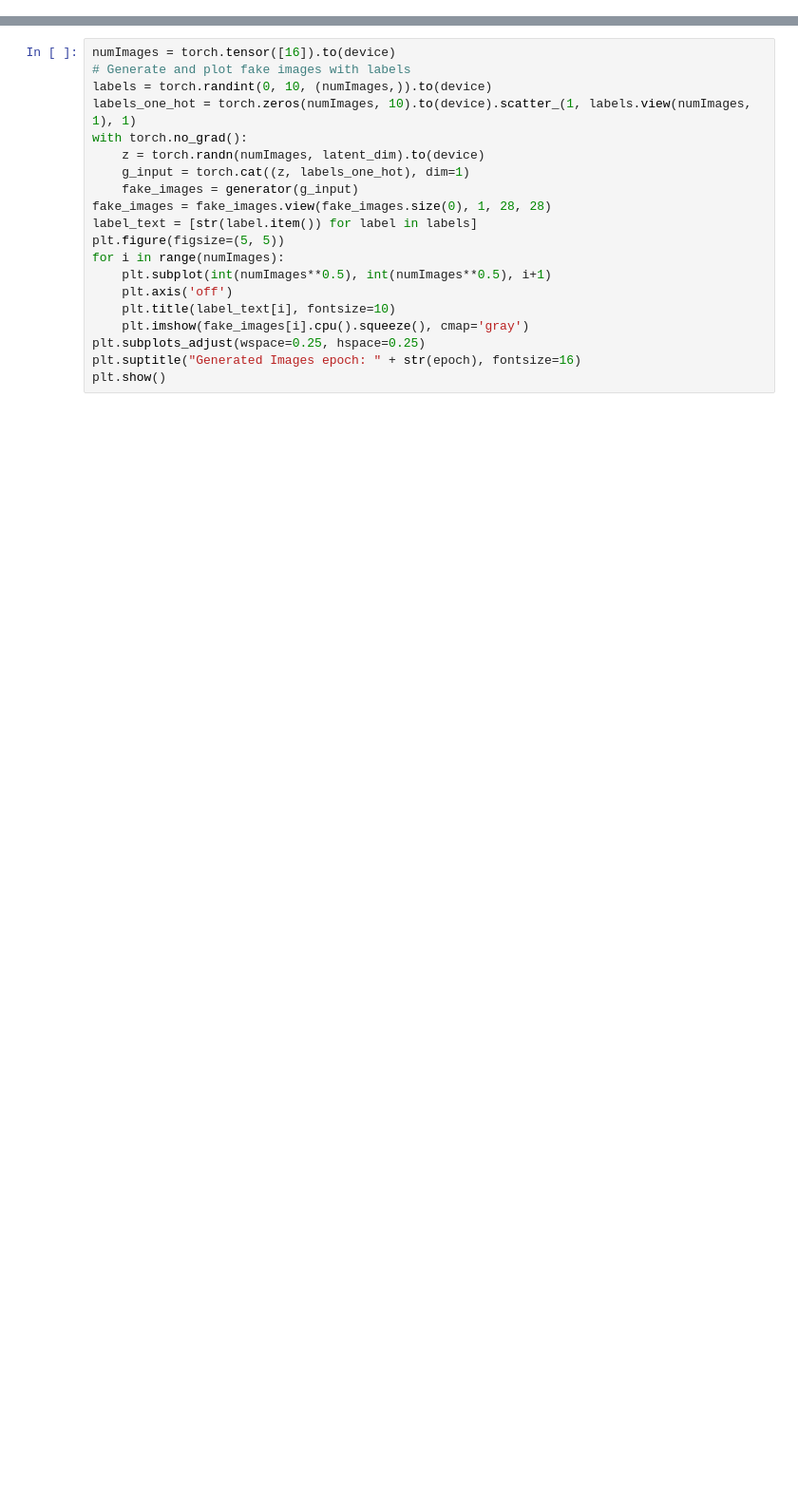
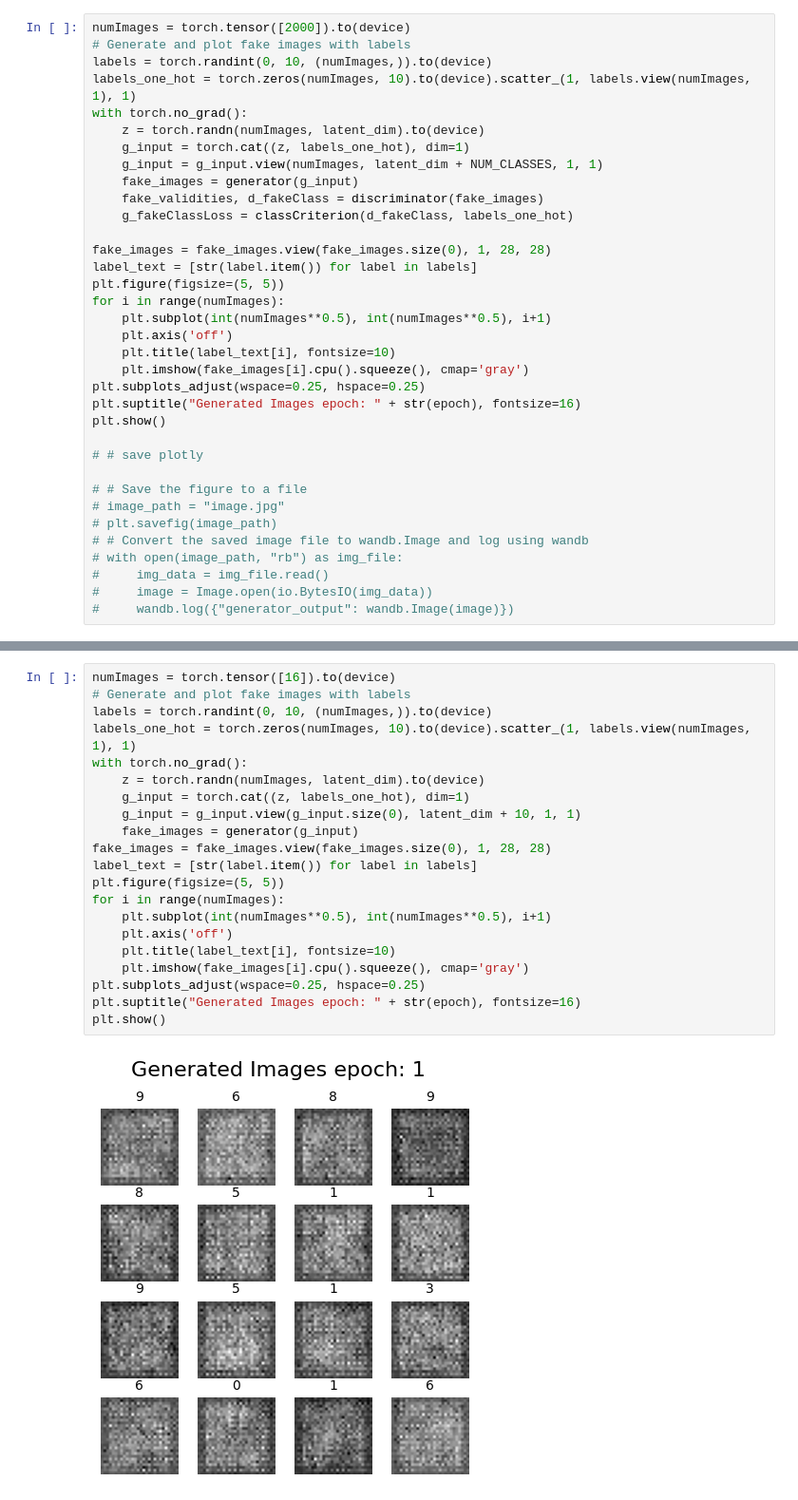
Before and after one commit to matt-nann/AuthenticCursor, a Jupyter notebook: scratch.ipynb, the cells around one changed output, grey strips where cells are left out. Shown: that part at 95% size. Drawn from its saved outputs; the diff is of its cells as text; blank space fills up the shorter version.

```diff
--- a/scratch.ipynb
+++ b/scratch.ipynb
@@ -464,0 +536,35 @@ wandb.finish()
+# %%
+numImages = torch.tensor([2000]).to(device)
+# Generate and plot fake images with labels
+labels = torch.randint(0, 10, (numImages,)).to(device)
+labels_one_hot = torch.zeros(numImages, 10).to(device).scatter_(1, labels.view(numImages, 1), 1)
+with torch.no_grad():
+    z = torch.randn(numImages, latent_dim).to(device)
+    g_input = torch.cat((z, labels_one_hot), dim=1)
+    g_input = g_input.view(numImages, latent_dim + NUM_CLASSES, 1, 1)
+    fake_images = generator(g_input)
+    fake_validities, d_fakeClass = discriminator(fake_images)
+    g_fakeClassLoss = classCriterion(d_fakeClass, labels_one_hot)
+
+fake_images = fake_images.view(fake_images.size(0), 1, 28, 28)
+label_text = [str(label.item()) for label in labels]
+plt.figure(figsize=(5, 5))
+for i in range(numImages):
+    plt.subplot(int(numImages**0.5), int(numImages**0.5), i+1)
+    plt.axis('off')
+    plt.title(label_text[i], fontsize=10)
+    plt.imshow(fake_images[i].cpu().squeeze(), cmap='gray')
+plt.subplots_adjust(wspace=0.25, hspace=0.25)
+plt.suptitle("Generated Images epoch: " + str(epoch), fontsize=16)
+plt.show()
+
+# # save plotly
+
+# # Save the figure to a file
+# image_path = "image.jpg"
+# plt.savefig(image_path)
+# # Convert the saved image file to wandb.Image and log using wandb
+# with open(image_path, "rb") as img_file:
+#     img_data = img_file.read()
+#     image = Image.open(io.BytesIO(img_data))
+#     wandb.log({"generator_output": wandb.Image(image)})
@@ -516,20 +744,23 @@ track_g_loss = torch.zeros(total_batches).to(device).requires_grad_(False)
 # %%
 numImages = torch.tensor([16]).to(device)
 # Generate and plot fake images with labels
 labels = torch.randint(0, 10, (numImages,)).to(device)
 labels_one_hot = torch.zeros(numImages, 10).to(device).scatter_(1, labels.view(numImages, 1), 1)
 with torch.no_grad():
     z = torch.randn(numImages, latent_dim).to(device)
     g_input = torch.cat((z, labels_one_hot), dim=1)
+    g_input = g_input.view(g_input.size(0), latent_dim + 10, 1, 1)
     fake_images = generator(g_input)
 fake_images = fake_images.view(fake_images.size(0), 1, 28, 28)
 label_text = [str(label.item()) for label in labels]
 plt.figure(figsize=(5, 5))
 for i in range(numImages):
     plt.subplot(int(numImages**0.5), int(numImages**0.5), i+1)
     plt.axis('off')
     plt.title(label_text[i], fontsize=10)
     plt.imshow(fake_images[i].cpu().squeeze(), cmap='gray')
 plt.subplots_adjust(wspace=0.25, hspace=0.25)
 plt.suptitle("Generated Images epoch: " + str(epoch), fontsize=16)
 plt.show()
+# %% [output]
+[figure, added]
```
Also changed, not shown: parts of 5 cells of this notebook.
